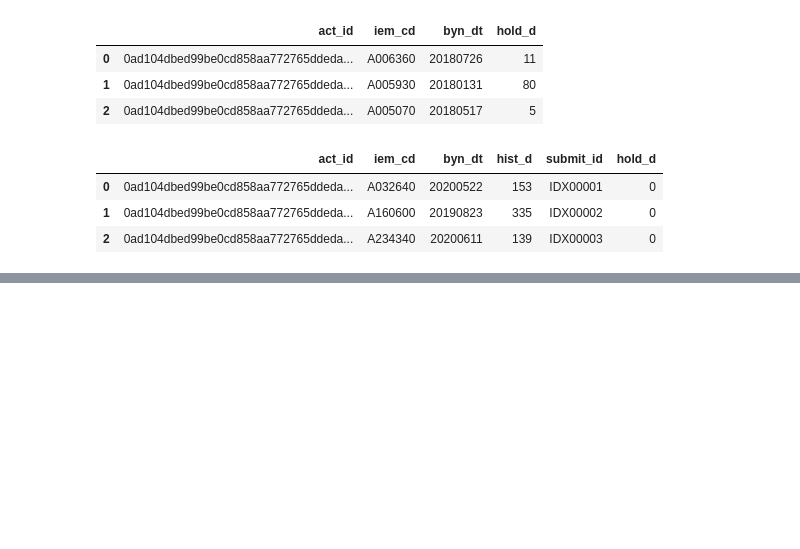
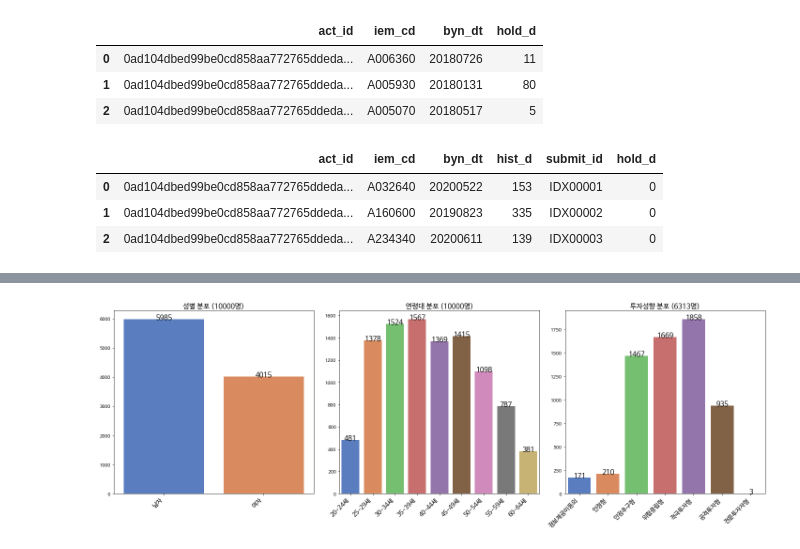
Before and after one commit to ElectionInfo/NH, a Jupyter notebook: 주식_보유기간_예측_EDA.ipynb, the cells around one changed output, grey strips where cells are left out. Cells and saved outputs as stored; diff of their text form; code cells hidden in the pictures; blank space fills up the shorter version.

```diff
--- a/주식_보유기간_예측_EDA.ipynb
+++ b/주식_보유기간_예측_EDA.ipynb
@@ -199,15 +223,15 @@ duration = { 1: "6개월 미만", 2: "6개월~1년 미만", 3: "1년~3년 미만
 major_type = { 1: "건설업", 2: "금융업", 3: "기계", 4: "방송, 통신", 5: "서비스, 오락, 문화", 6: "운송, 운수", 7: "유통",
               8: "의료, 의약", 9: "전기, 전자", 10: "제조", 11: "철강", 12: "화학", 13: "IT", 14: "기타", 15: "혼합", 16: "비매매" }
 
-arguments['sex'] = sex
-arguments['age'] = age
-arguments['invest'] = invest_type
-arguments['asset'] = asset_range
-arguments['major_prod'] = major_product
-arguments['life_stage'] = life_stage
-arguments['grade'] = grade
-arguments['duration'] = duration
-arguments['major_type'] = major_type
+arguments['sex_dit_cd'] = sex
+arguments['cus_age_stn_cd'] = age
+arguments['ivs_icn_cd'] = invest_type
+arguments['cus_aet_stn_cd'] = asset_range
+arguments['mrz_pdt_tp_sgm_cd'] = major_product
+arguments['lsg_sgm_cd'] = life_stage
+arguments['tco_cus_grd_cd'] = grade
+arguments['tot_ivs_te_sgm_cd'] = duration
+arguments['mrz_btp_dit_cd'] = major_type
 # %%
 # missing value change to Nan
 customers['ivs_icn_cd'] = customers['ivs_icn_cd'].progress_apply(lambda x: None if x == 99 or np.isnan(x) else int(x))
@@ -307,0 +239,23 @@ plt.show()
+# %%
+fig, axes = plt.subplots(1, 3, figsize=(20, 7))
+
+columns = customers.columns[1:]
+col_names = ['성별', '연령대', '투자성향', '자산구간', '주거래상품군', 'Life Stage', '등급', '투자기간', '주거래업종']
+
+for i, ax in zip(range(3), axes.flatten()):
+  col = columns[i]
+  x = sns.countplot(data=customers, x=customers[col].map(arguments[col]), ax=ax, order=arguments[col].values())
+
+  for p in x.patches:
+    height = p.get_height()
+    x.text(p.get_x()+p.get_width()/2., height+0.1, height, ha='center', size=15)
+
+  ax.set_xlabel('')
+  ax.set_xticklabels(x.get_xticklabels(), rotation=45, fontsize=13, horizontalalignment='right')
+  ax.set_ylabel('')
+  ax.set_title(col_names[i]+' 분포 ('+str(len(customers)-np.isnan(customers[col]).sum())+'명)', fontsize=15)
+
+fig.tight_layout()
+plt.show()
+# %% [output]
+[figure, added]
```
Also changed, not shown: parts of 20 cells of this notebook.
